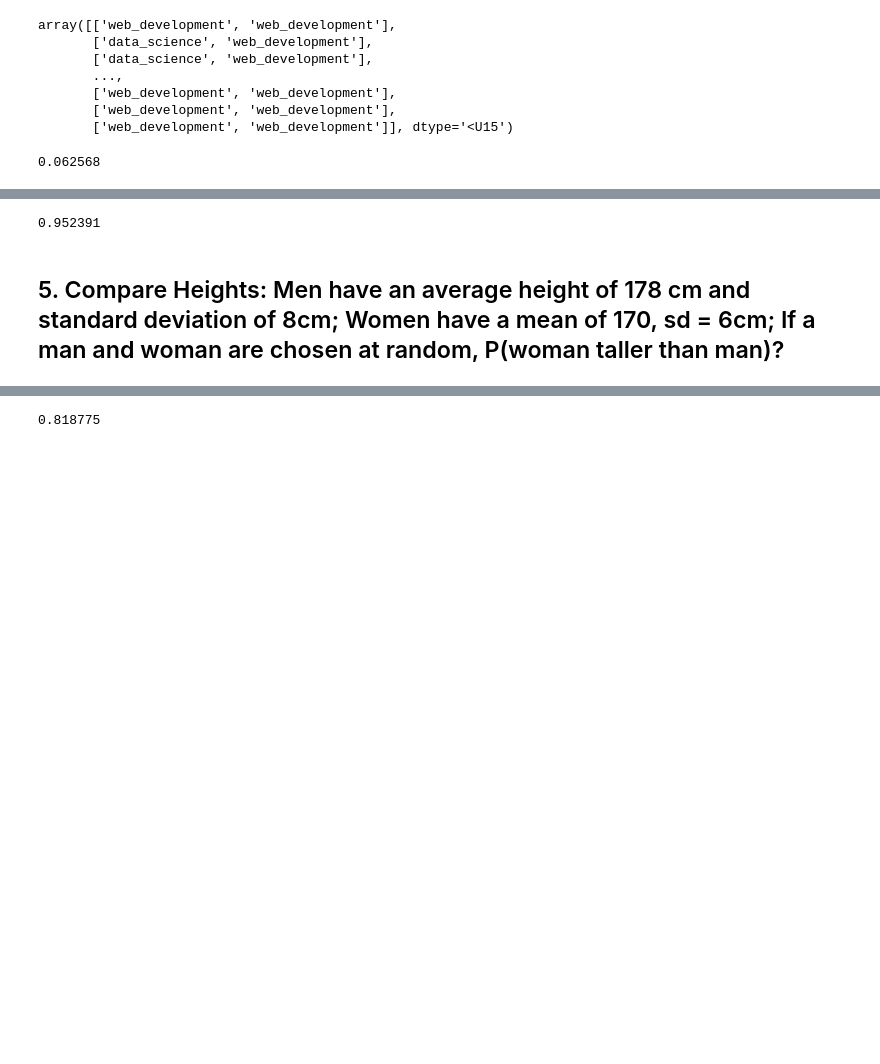
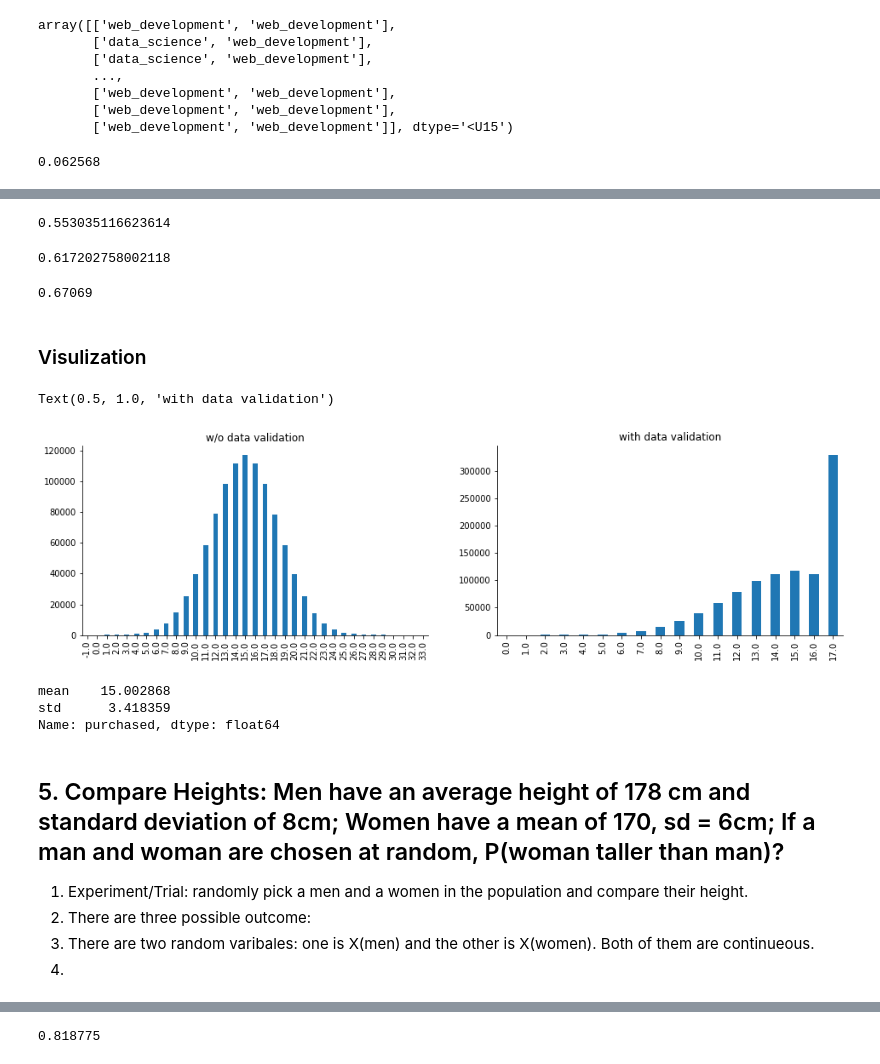
Before and after one commit to Yongliang-Shi/statistics-exercises, a Jupyter notebook: simulation.ipynb, the cells around one changed output, grey strips where cells are left out. Drawn from its saved outputs; the diff is of its cells as text; code cells hidden in the pictures; blank space fills up the shorter version.

```diff
--- a/simulation.ipynb
+++ b/simulation.ipynb
@@ -83,12 +216,79 @@ pd.Series(boolean).mean()
+# %%
+# Answer the question: What is the probability of:
+# - more than 0 package left
+# - at least 0 package left
+# - consumed 16 or less
+
+stats.norm(loc=15, scale=7.5).cdf(16)
+# %% [output]
+0.553035116623614
+# %%
+stats.norm(loc=15, scale=sqrt(1.5*1.5*5)).cdf(16)
+# %% [output]
+0.617202758002118
 # %%
-# Create the matrix
+# Create the matrix for 1000 trials
 
 n_trials = nrows = 1_000_000
-n_days = ncols = 4
+n_days = ncols = 5
 
-poptart_bought = np.random.normal(3, 1.5, (n_trials, n_days))
-(poptart_bought.sum(axis=1) < 17).mean()
+poptarts = np.random.normal(loc=3, scale=1.5, size=(n_trials, n_days)).round()
+poptarts
+
+# convert the matrix to the DataFrame
+
+poptarts = pd.DataFrame(poptarts)
+poptarts.sample(5)
+
+# simulate the Event: the purchase for 5 days
+
+poptarts['purchased'] = poptarts.sum(axis=1)
+poptarts.sample(5)
+
+# Answer the question: any poptarts left?
+
+purchased = poptarts['purchased']
+(purchased < 17).mean()
 # %% [output]
-0.952391
+0.67069
+# %% [markdown]
+### Visulization
+# %%
+# To convert all the number larger than 17 to 17
+
+purchased_valid = purchased.apply(lambda i: 17 if i > 17 else i)
+
+# to convert all the number less than 0 to 0
+
+purchased_valid = purchased_valid.apply(lambda i: 0 if i < 0 else i)
+
+
+# Group the results
+
+plt.figure(figsize=(16,9))
+
+plt.subplot(2,2,1)
+purchased.value_counts().sort_index().plot(kind='bar')
+plt.title('w/o data validation')
+
+plt.subplot(2,2,2)
+purchased_valid.value_counts().sort_index().plot(kind='bar')
+plt.title('with data validation')
+# %% [output]
+Text(0.5, 1.0, 'with data validation')
+[figure, added]
+# %%
+# Calculate the mean and std
+
+purchased.agg(['mean', 'std'])
+# %% [output]
+mean    15.002868
+std      3.418359
+Name: purchased, dtype: float64
 # %% [markdown]
 ## 5. Compare Heights: Men have an average height of 178 cm and standard deviation of 8cm; Women have a mean of 170, sd = 6cm; If a man and woman are chosen at random, P(woman taller than man)?
+
+1. Experiment/Trial: randomly pick a men and a women in the population and compare their height.
+2. There are three possible outcome:
+3. There are two random varibales: one is X(men) and the other is X(women). Both of them are continueous.
+4.
```
Also changed, not shown: parts of 44 cells of this notebook.
